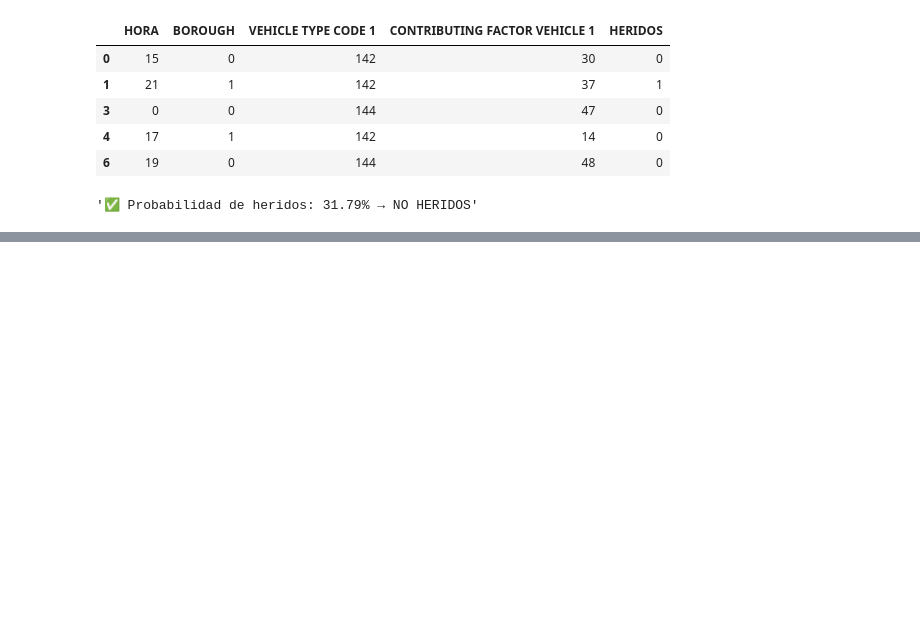
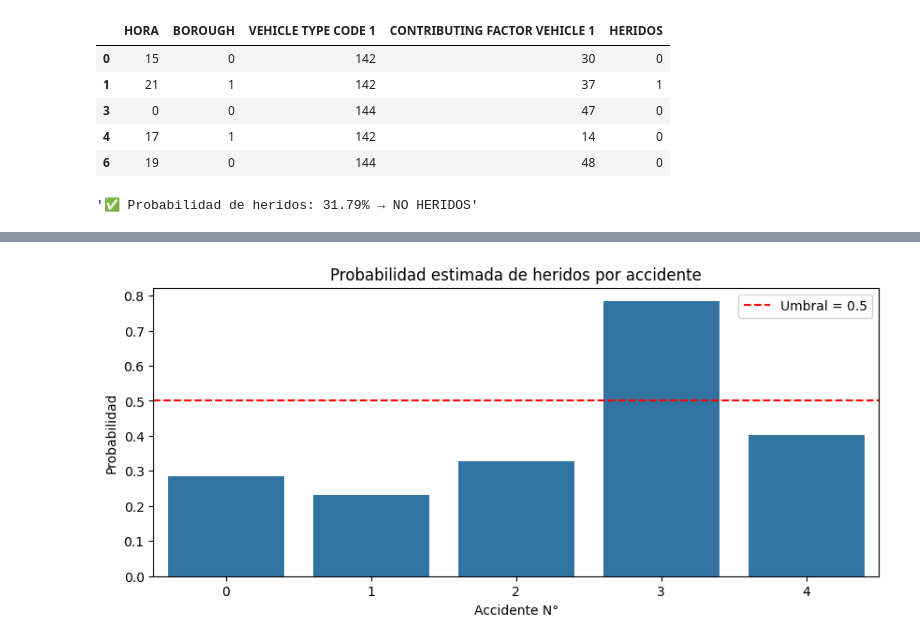
Before and after one commit to jsalafica/Data-Science-I, a Jupyter notebook: Modelo2_NYC_Accidents_2020.ipynb, the cells around one changed output, grey strips where cells are left out. Drawn from its saved outputs; the diff is of its cells as text; code cells hidden in the pictures; blank space fills up the shorter version.

```diff
--- a/Modelo2_NYC_Accidents_2020.ipynb
+++ b/Modelo2_NYC_Accidents_2020.ipynb
@@ -156,0 +147,3 @@ resultado
+# %%
+resultado = predecir_heridos_lote('https://github.com/jsalafica/Data-Science-I/raw/refs/heads/master/accidentes_nuevos.csv')
+resultado
@@ -156,0 +157,12 @@ resultado
+# %%
+# Visualizar la probabilidad de heridos para cada caso
+plt.figure(figsize=(10, 4))
+sns.barplot(x=resultado.index, y=resultado['PROB_HERIDOS'])
+plt.axhline(0.5, color='red', linestyle='--', label='Umbral = 0.5')
+plt.title('Probabilidad estimada de heridos por accidente')
+plt.xlabel('Accidente N°')
+plt.ylabel('Probabilidad')
+plt.legend()
+plt.show()
+# %% [output]
+[figure, added]
```
Also changed, not shown: parts of 3 cells of this notebook.
